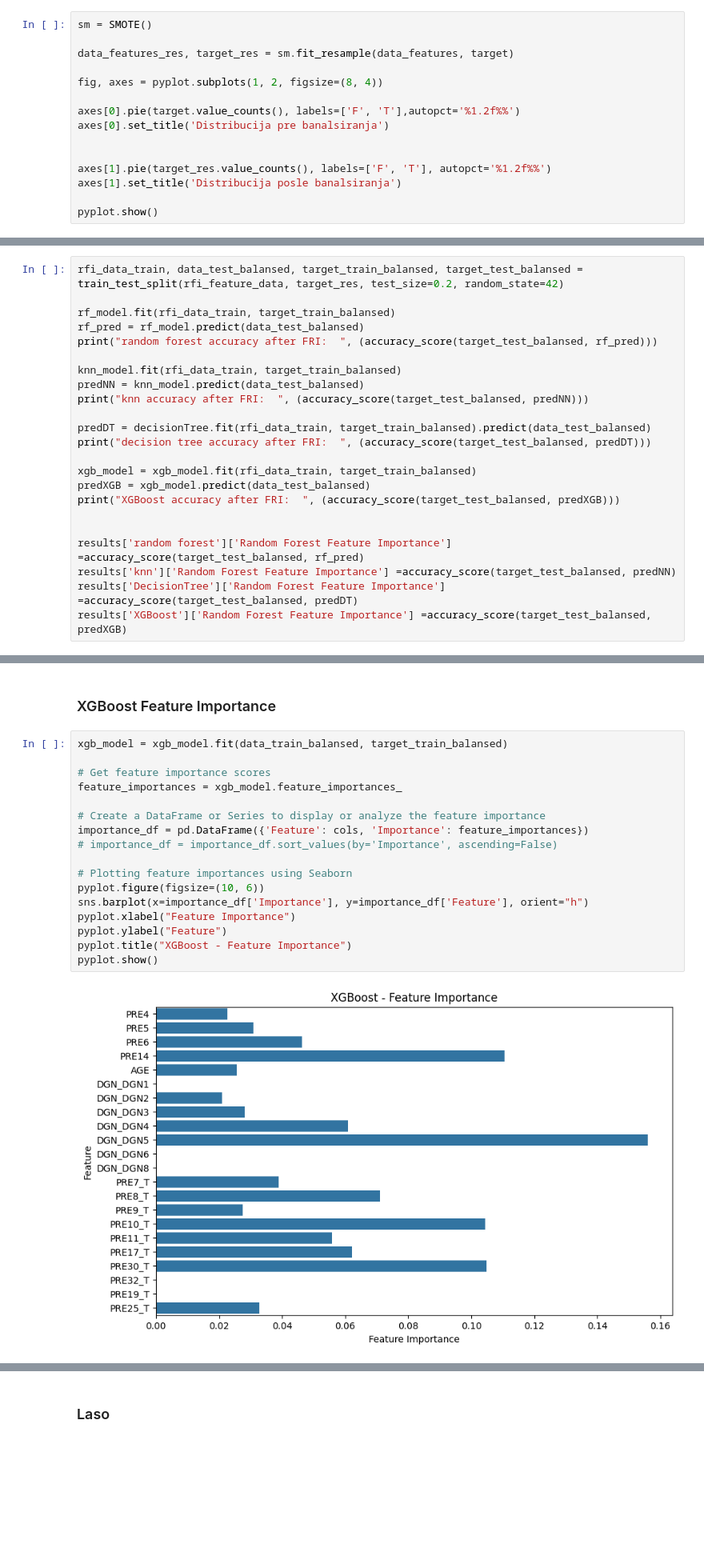
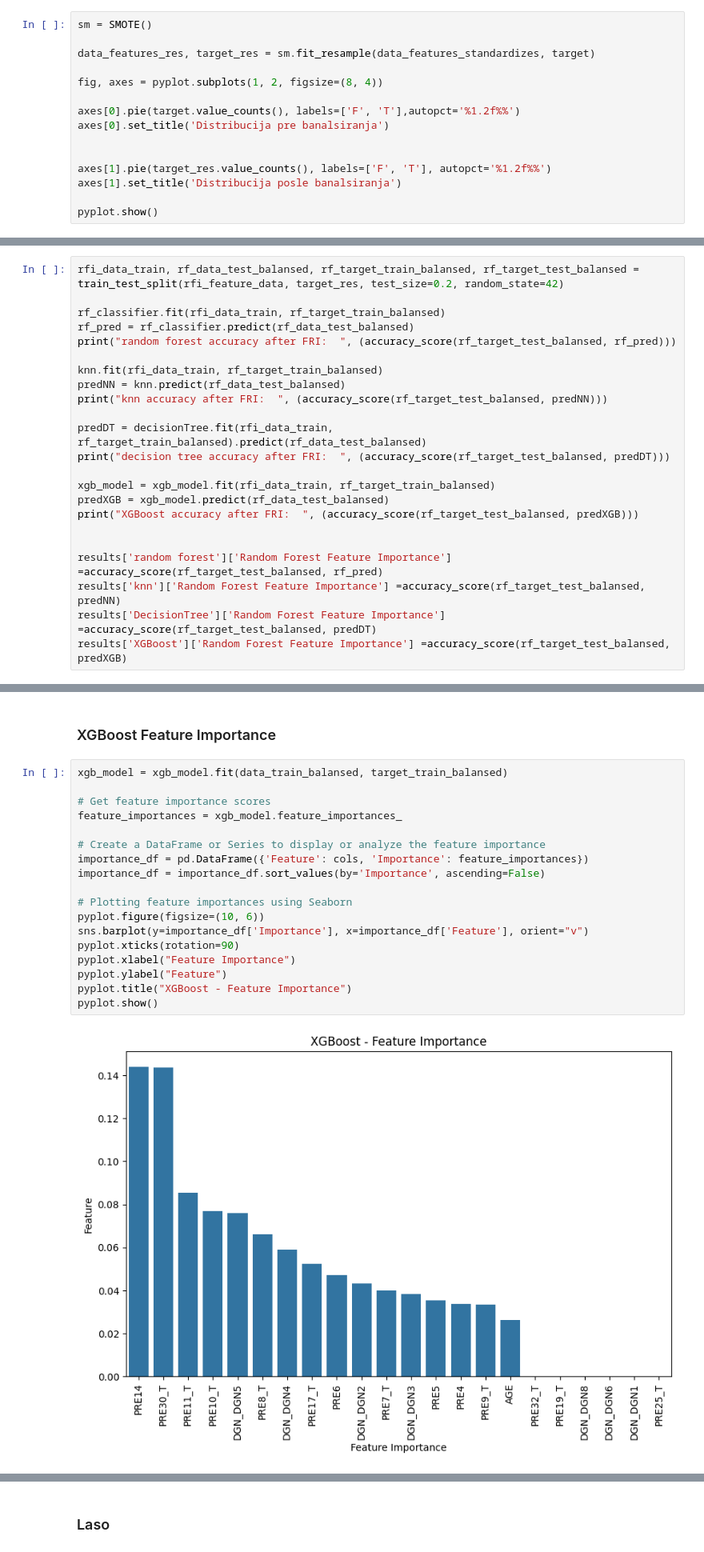
Before and after one commit to milicaj00/ML-P1-Classification, a Jupyter notebook: proba.ipynb, the cells around one changed output, grey strips where cells are left out. Shown at 80% size. Saved outputs shown, nothing was run; the diff lists cells and outputs as text; blank space fills up the shorter version.

```diff
--- a/proba.ipynb
+++ b/proba.ipynb
@@ -568,7 +575,7 @@ Name: count, dtype: int64
 # %%
 sm = SMOTE()
 
-data_features_res, target_res = sm.fit_resample(data_features, target)
+data_features_res, target_res = sm.fit_resample(data_features_standardizes, target)
 
 fig, axes = pyplot.subplots(1, 2, figsize=(8, 4))
 
@@ -1375,25 +1272,25 @@ InvalidIndexError: (slice(None, None, None), array([ True,  True, False,  True,
 # %%
-rfi_data_train, data_test_balansed, target_train_balansed, target_test_balansed = train_test_split(rfi_feature_data, target_res, test_size=0.2, random_state=42)
+rfi_data_train, rf_data_test_balansed, rf_target_train_balansed, rf_target_test_balansed = train_test_split(rfi_feature_data, target_res, test_size=0.2, random_state=42)
 
-rf_model.fit(rfi_data_train, target_train_balansed)
-rf_pred = rf_model.predict(data_test_balansed)
-print("random forest accuracy after FRI:  ", (accuracy_score(target_test_balansed, rf_pred)))
+rf_classifier.fit(rfi_data_train, rf_target_train_balansed)
+rf_pred = rf_classifier.predict(rf_data_test_balansed)
+print("random forest accuracy after FRI:  ", (accuracy_score(rf_target_test_balansed, rf_pred)))
 
-knn_model.fit(rfi_data_train, target_train_balansed)
-predNN = knn_model.predict(data_test_balansed)
-print("knn accuracy after FRI:  ", (accuracy_score(target_test_balansed, predNN)))
+knn.fit(rfi_data_train, rf_target_train_balansed)
+predNN = knn.predict(rf_data_test_balansed)
+print("knn accuracy after FRI:  ", (accuracy_score(rf_target_test_balansed, predNN)))
 
-predDT = decisionTree.fit(rfi_data_train, target_train_balansed).predict(data_test_balansed)
-print("decision tree accuracy after FRI:  ", (accuracy_score(target_test_balansed, predDT)))
+predDT = decisionTree.fit(rfi_data_train, rf_target_train_balansed).predict(rf_data_test_balansed)
+print("decision tree accuracy after FRI:  ", (accuracy_score(rf_target_test_balansed, predDT)))
 
-xgb_model = xgb_model.fit(rfi_data_train, target_train_balansed)
-predXGB = xgb_model.predict(data_test_balansed)
-print("XGBoost accuracy after FRI:  ", (accuracy_score(target_test_balansed, predXGB)))
+xgb_model = xgb_model.fit(rfi_data_train, rf_target_train_balansed)
+predXGB = xgb_model.predict(rf_data_test_balansed)
+print("XGBoost accuracy after FRI:  ", (accuracy_score(rf_target_test_balansed, predXGB)))
 
 
-results['random forest']['Random Forest Feature Importance'] =accuracy_score(target_test_balansed, rf_pred)
-results['knn']['Random Forest Feature Importance'] =accuracy_score(target_test_balansed, predNN)
-results['DecisionTree']['Random Forest Feature Importance'] =accuracy_score(target_test_balansed, predDT)
-results['XGBoost']['Random Forest Feature Importance'] =accuracy_score(target_test_balansed, predXGB)
+results['random forest']['Random Forest Feature Importance'] =accuracy_score(rf_target_test_balansed, rf_pred)
+results['knn']['Random Forest Feature Importance'] =accuracy_score(rf_target_test_balansed, predNN)
+results['DecisionTree']['Random Forest Feature Importance'] =accuracy_score(rf_target_test_balansed, predDT)
+results['XGBoost']['Random Forest Feature Importance'] =accuracy_score(rf_target_test_balansed, predXGB)
 # %% [output]
 random forest accuracy after FRI:   0.875
@@ -1405,22 +1302,23 @@ XGBoost accuracy after FRI:   0.85625
 # %%
 xgb_model = xgb_model.fit(data_train_balansed, target_train_balansed)
 
 # Get feature importance scores
 feature_importances = xgb_model.feature_importances_
 
 # Create a DataFrame or Series to display or analyze the feature importance
 importance_df = pd.DataFrame({'Feature': cols, 'Importance': feature_importances})
-# importance_df = importance_df.sort_values(by='Importance', ascending=False)
+importance_df = importance_df.sort_values(by='Importance', ascending=False)
 
 # Plotting feature importances using Seaborn
 pyplot.figure(figsize=(10, 6))
-sns.barplot(x=importance_df['Importance'], y=importance_df['Feature'], orient="h")
+sns.barplot(y=importance_df['Importance'], x=importance_df['Feature'], orient="v")
+pyplot.xticks(rotation=90)
 pyplot.xlabel("Feature Importance")
 pyplot.ylabel("Feature")
 pyplot.title("XGBoost - Feature Importance")
 pyplot.show()
 # %% [output]
-[figure, old version]
+[figure, new version]
 # %%
 important_features_mask = (feature_importances >= 0.05)
 xgb_feature_data = data_features_res[:, important_features_mask]
```
Also changed, not shown: parts of 30 cells of this notebook.
